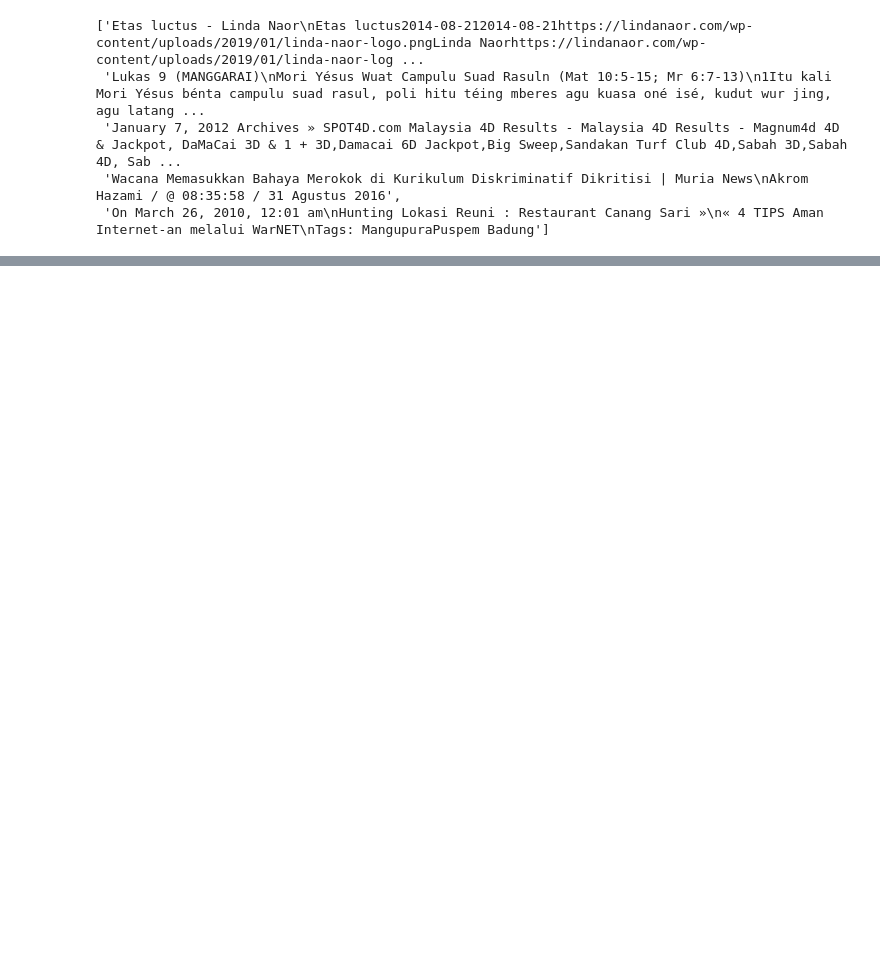
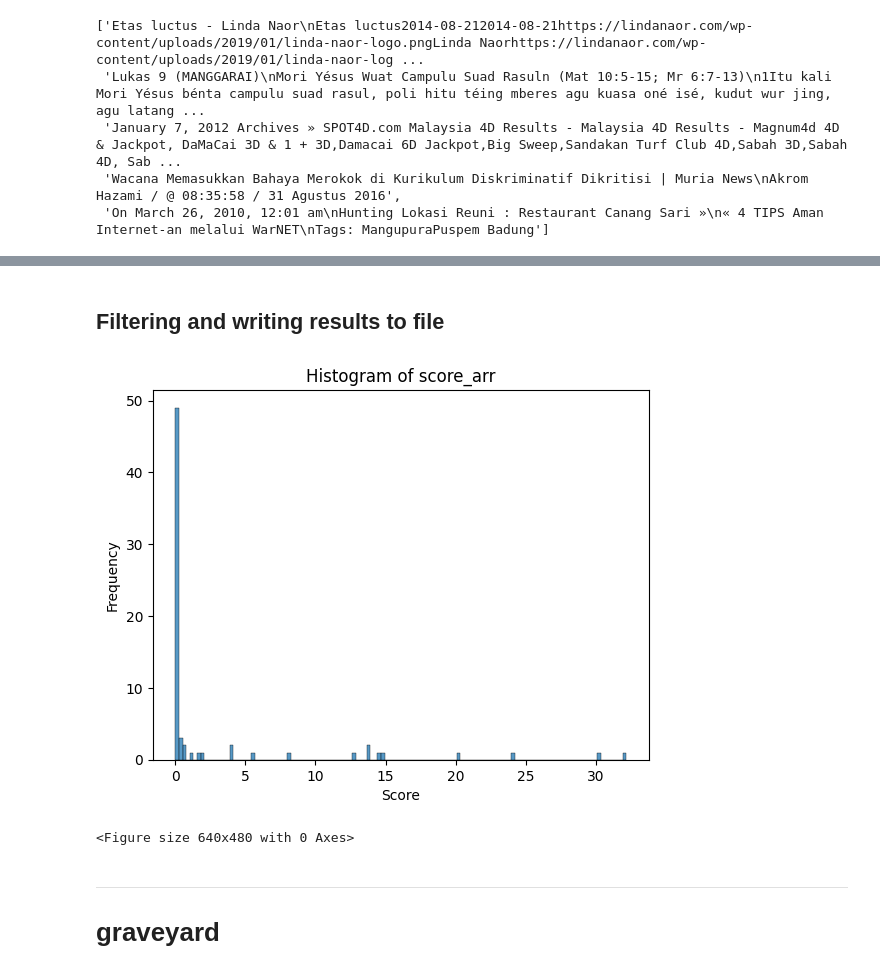
Before and after one commit to ENSCMA2/Multilingual-Fig-QA, a Jupyter notebook: culturaldataset/ngram_filtering.ipynb, the cells around one changed output, grey strips where cells are left out. Drawn from its saved outputs; the diff is of its cells as text; code cells hidden in the pictures; blank space fills up the shorter version.

Commit message:
dataset creation script

```diff
--- a/culturaldataset/ngram_filtering.ipynb
+++ b/culturaldataset/ngram_filtering.ipynb
@@ -39,0 +73,5 @@ c4_su_dev_dict['text'][:5]
+# %%
+queries = figqa_examples[:100]
+example_pool = c4_train_dict['text'][:70]
+tokenized_example_pool = [tokenize(text, LANG_CODE) for text in example_pool]
+tokenized_queries = [tokenize(text, LANG_CODE) for text in queries]
@@ -39,0 +80,10 @@ c4_su_dev_dict['text'][:5]
+# %%
+def bm25_score_docs(tokenized_queries: list[list[str]], tokenized_example_pool: list[list[str]]):
+    scores_acc = np.zeros(len(tokenized_example_pool))
+    bm25 = BM25Okapi(tokenized_example_pool)
+    for i, tokenized_query in tqdm(enumerate(tokenized_queries)):
+        scores_acc += bm25.get_scores(tokenized_query)
+    scores_acc /= len(tokenized_example_pool)
+    return scores_acc
+
+bm25_score_docs(tokenized_queries, tokenized_example_pool)
@@ -39,0 +149,14 @@ c4_su_dev_dict['text'][:5]
+# %% [markdown]
+## Filtering and writing results to file
+# %%
+score_arr = bm25_score_docs(tokenized_queries, tokenized_example_pool)
+sorted_scored_examples = []
+for score, example in zip(score_arr, example_pool):
+    sorted_scored_examples.append({'score': score, 'example': example})
+sorted_scored_examples.sort(key=lambda x: -x['score'])
+# %%
+from datasets import Dataset
+DSETSIZE = 50000
+scores_list = list(map(lambda x: x['score'], sorted_scored_examples[:DSETSIZE]))
+example_list = list(map(lambda x: x['example'], sorted_scored_examples[:DSETSIZE]))
+curated_hf_dataset = Dataset.from_dict({'score': scores_list, 'example': example_list})
@@ -40 +165,24 @@ c4_su_dev_dict['text'][:5]
+# %%
+import seaborn as sns
+import matplotlib.pyplot as plt
+
+# Plot histogram using seaborn
+sns.histplot(scores_list)
+
+# Set plot title and labels
+plt.title("Histogram of score_arr")
+plt.xlabel("Score")
+plt.ylabel("Frequency")
+
+# Show the plot
+plt.show()
+
+# Save the plot to disk
+plt.savefig(f'select_datasets/{LANG_CODE}/rouge{DSETSIZE}/score_dist.png')
+# %% [output]
+[figure, added]
+<Figure size 640x480 with 0 Axes>
+# %% [markdown]
+---
+# graveyard
 # %%
```
Also changed, not shown: parts of 19 cells of this notebook, 2 other files.
